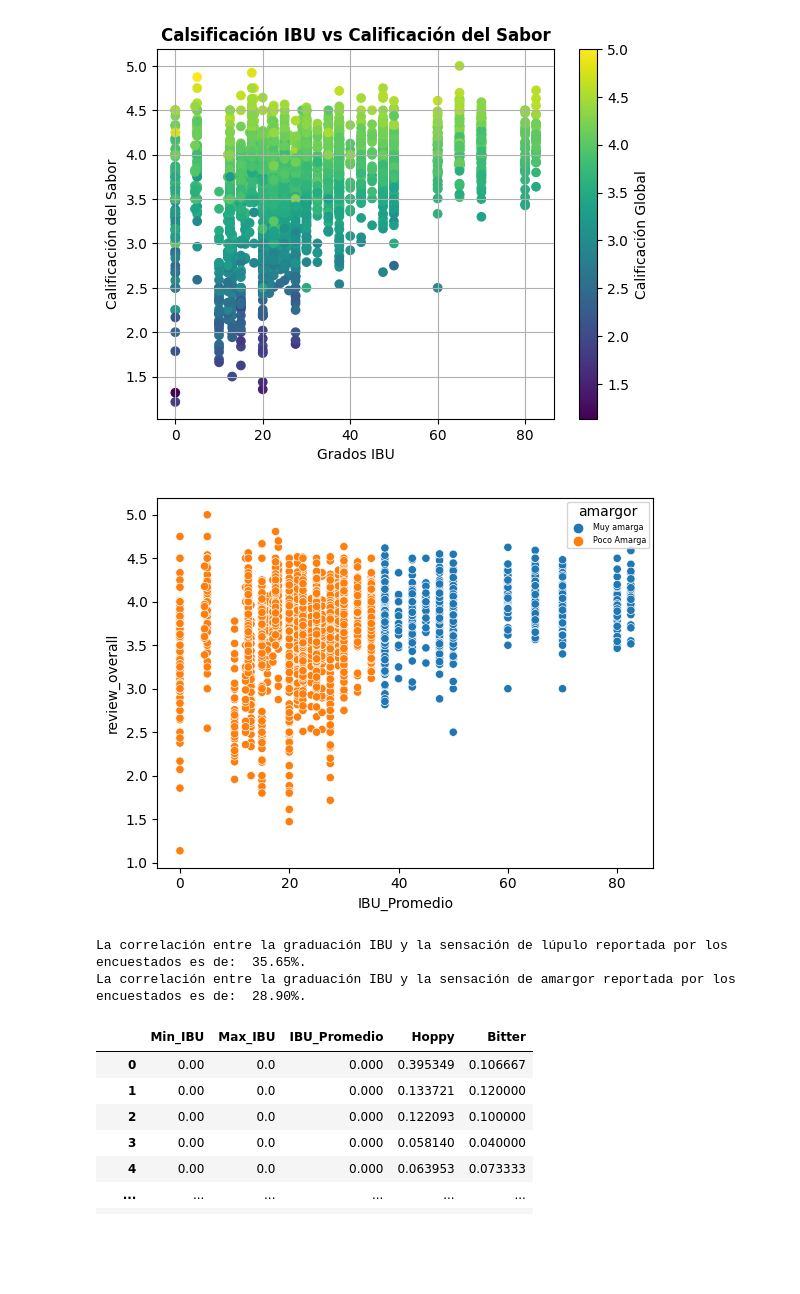
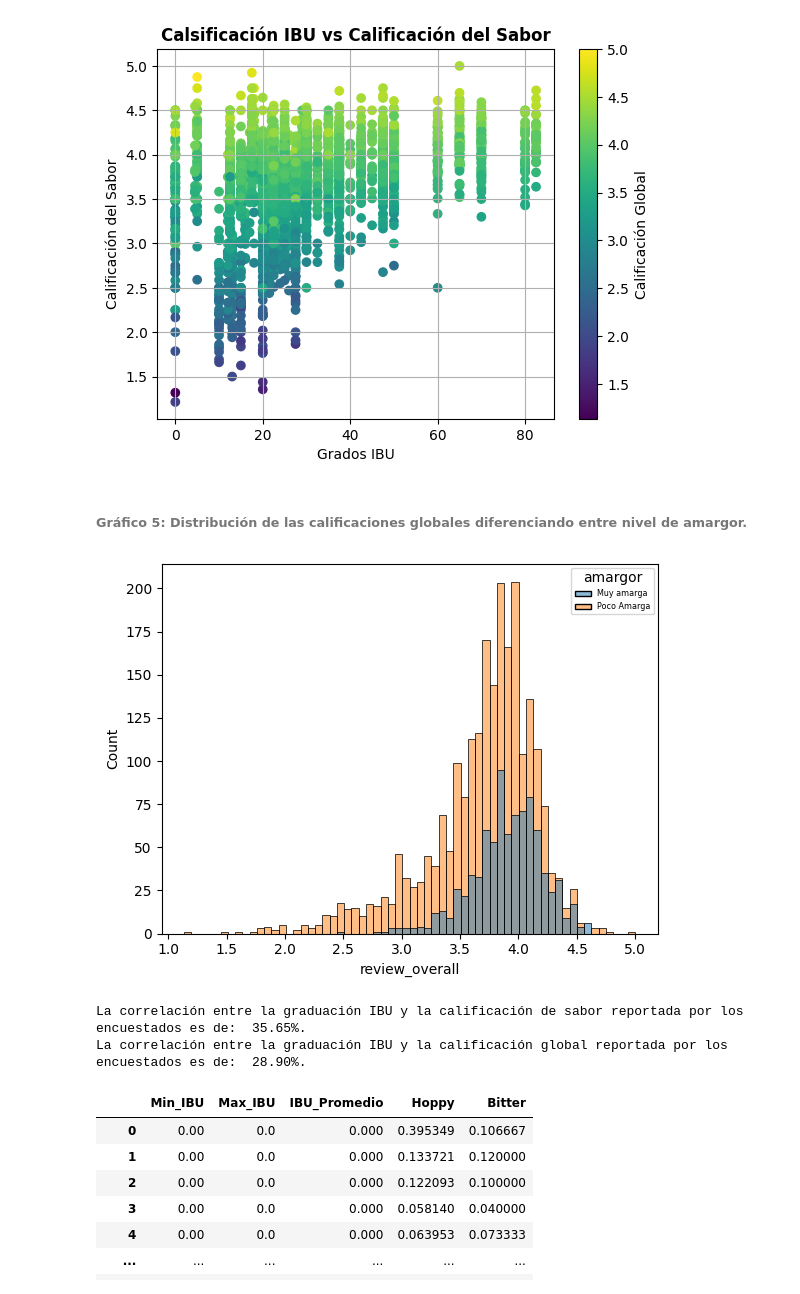
Before and after one commit to JMRRT1992/Coderhouse, a Jupyter notebook: Proyecto/Data/Raw/Entrega 3/ProyectoDS_ParteI_ReyesRetanaT.ipynb, the cells around one changed output. Saved outputs shown, nothing was run; the diff lists cells and outputs as text; code cells hidden in the pictures; blank space fills up the shorter version.

```diff
--- a/Proyecto/Data/Raw/Entrega 3/ProyectoDS_ParteI_ReyesRetanaT.ipynb
+++ b/Proyecto/Data/Raw/Entrega 3/ProyectoDS_ParteI_ReyesRetanaT.ipynb
@@ -387,21 +400,23 @@ cbar = IBU4.colorbar(IBUsc)
 cbar.set_label('Calificación Global')
 # %% [output]
 [figure]
+# %% [markdown]
+###### Gráfico 5: Distribución de las calificaciones globales diferenciando entre nivel de amargor.
 # %%
 # Graficamos IBU Promedio contra Calificación Global con el distinctivo de la columna amaragor:
-cal_amargor = sns.scatterplot(data = wrk_df, x = 'IBU_Promedio', y = 'review_overall', hue = 'amargor', legend = 'brief')
+cal_amargor = sns.histplot(data = wrk_df, x = 'review_overall', hue = 'amargor', legend = 'brief')
 # %% [output]
-[figure, old version]
+[figure, new version]
 # %%
 # Calculamos la correlación entre la variable de Lúpulo (Hoppy) e IBU Promedio:
 r_ibu_taste = wrk_df['IBU_Promedio'].corr(wrk_df['review_taste'])
 r_ibu_overall = wrk_df['IBU_Promedio'].corr(wrk_df['review_overall'])
 
-print(f"La correlación entre la graduación IBU y la sensación de lúpulo reportada por los encuestados es de: {r_ibu_taste * 100 : .2f}%.")
-print(f"La correlación entre la graduación IBU y la sensación de amargor reportada por los encuestados es de: {r_ibu_overall * 100 : .2f}%.")
+print(f"La correlación entre la graduación IBU y la calificación de sabor reportada por los encuestados es de: {r_ibu_taste * 100 : .2f}%.")
+print(f"La correlación entre la graduación IBU y la calificación global reportada por los encuestados es de: {r_ibu_overall * 100 : .2f}%.")
 # %% [output]
-La correlación entre la graduación IBU y la sensación de lúpulo reportada por los encuestados es de:  35.65%.
-La correlación entre la graduación IBU y la sensación de amargor reportada por los encuestados es de:  28.90%.
+La correlación entre la graduación IBU y la calificación de sabor reportada por los encuestados es de:  35.65%.
+La correlación entre la graduación IBU y la calificación global reportada por los encuestados es de:  28.90%.
 # %%
 # Crearemos un Data Frame adicional para ordenarlo y poder realizar gráficos auxiliares que nos ayuden a mejor entender la
 # relación de los grados IBU con la sensación de los consumidores.
```
Also changed, not shown: parts of 24 cells of this notebook.
